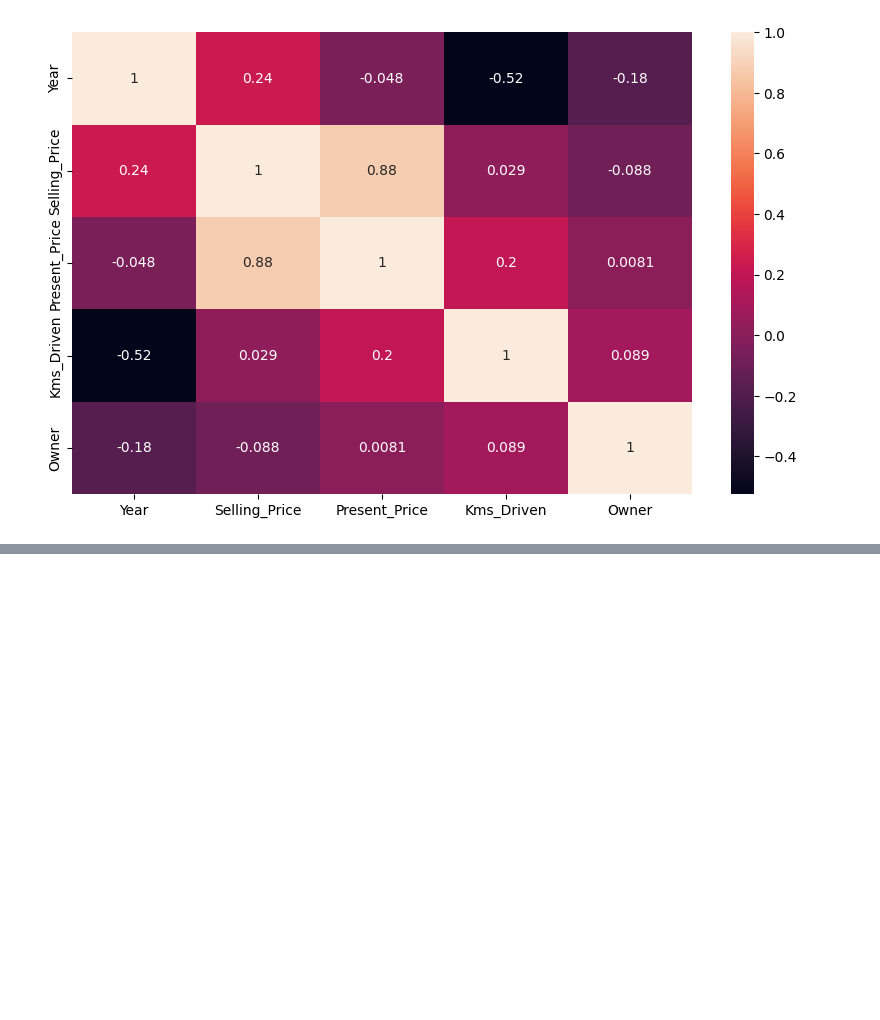
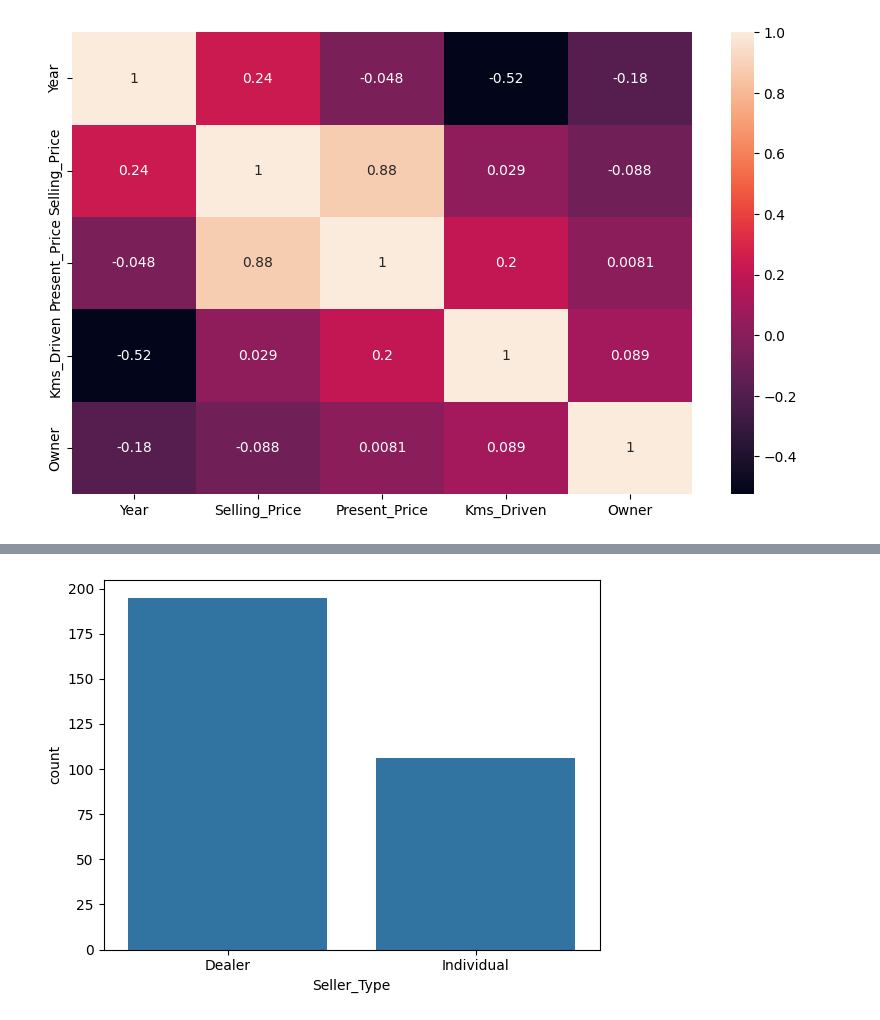
Before and after one commit to laya-07/Used-car-price-prediction, a Jupyter notebook: notebooks/project_start.ipynb, the cells around one changed output, grey strips where cells are left out. Saved outputs shown, nothing was run; the diff lists cells and outputs as text; code cells hidden in the pictures; blank space fills up the shorter version.

```diff
--- a/notebooks/project_start.ipynb
+++ b/notebooks/project_start.ipynb
@@ -93,0 +105,5 @@ plt.show()
+# %%
+sns.countplot(x='Seller_Type', data=df)
+plt.show()
+# %% [output]
+[figure, added]
```
Also changed, not shown: parts of 6 cells of this notebook, 1 other file.
